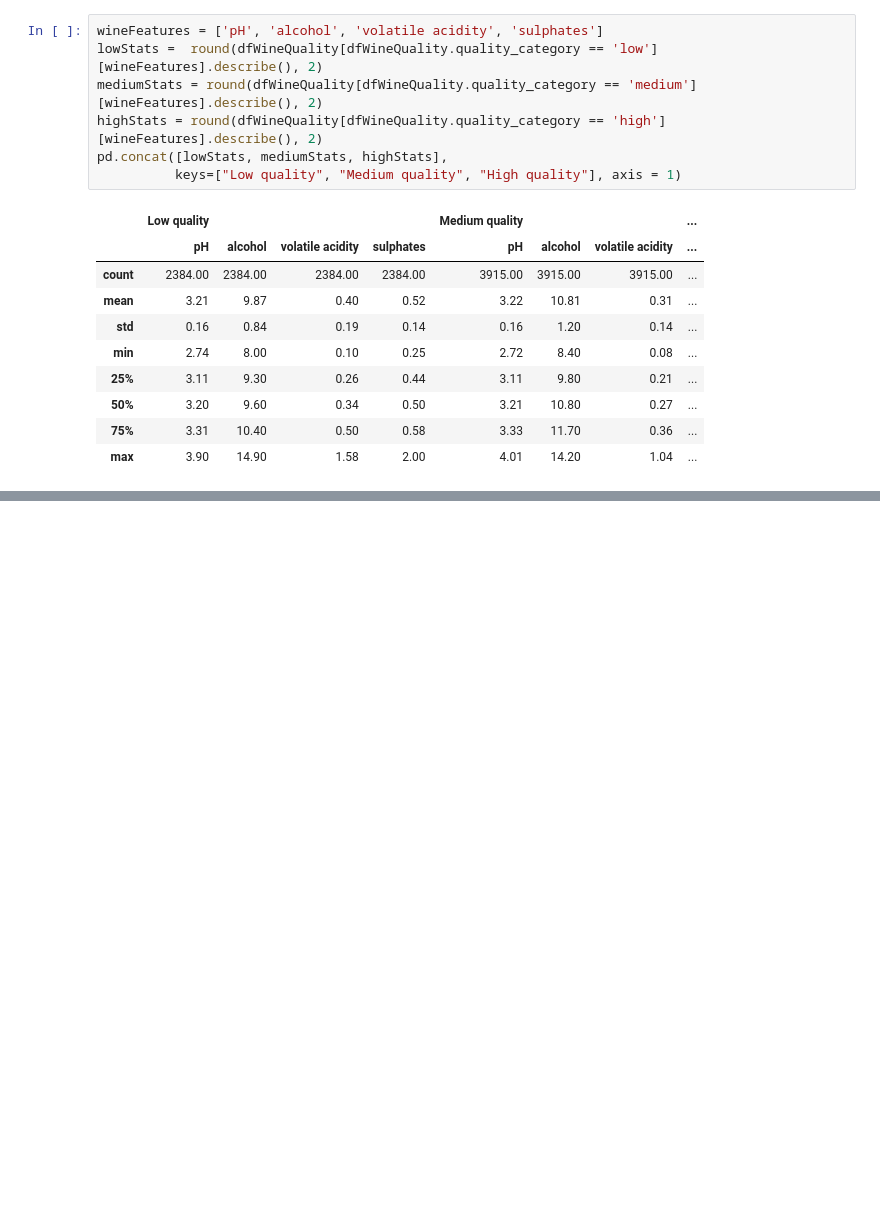
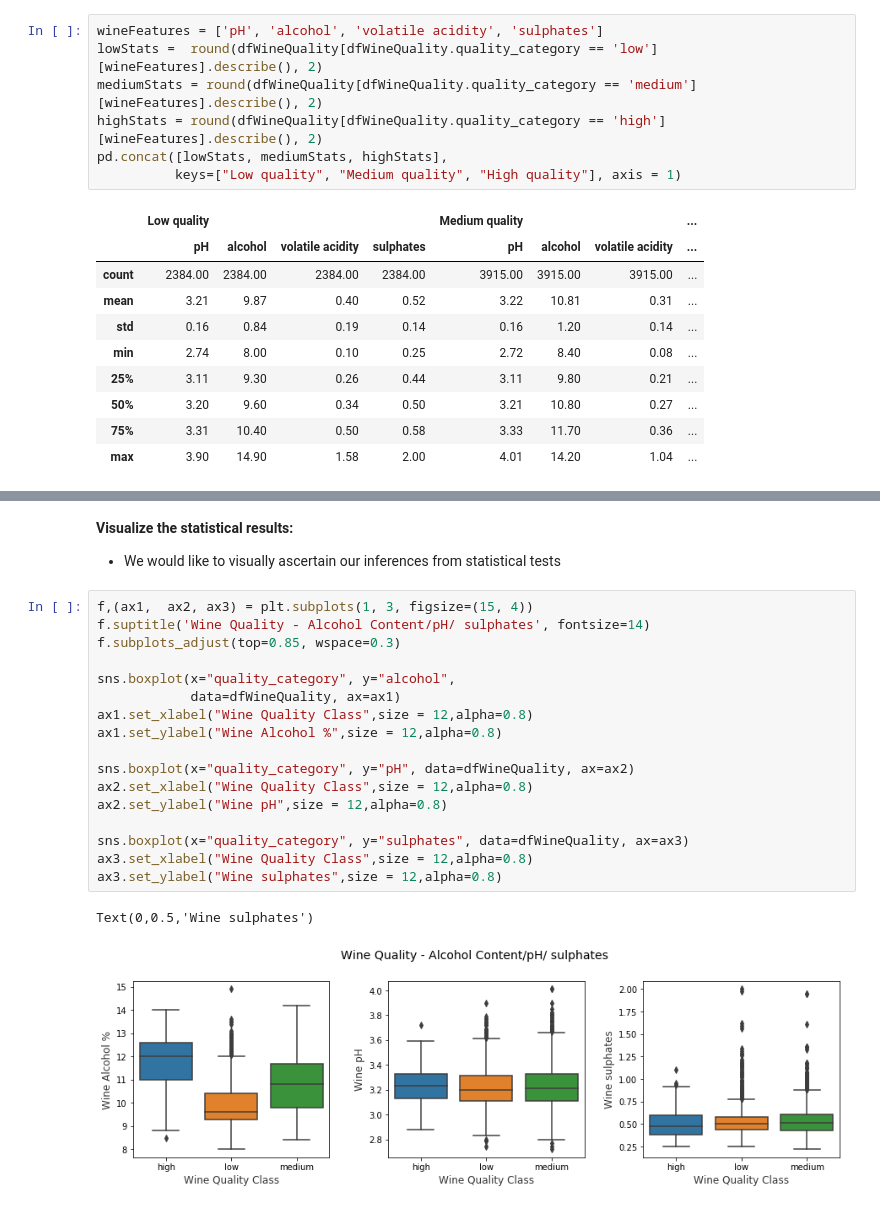
Before and after one commit to DataSorcerer/Statistical-and-Predictive-Modelling-Wine-Quality, a Jupyter notebook: Wine_Quality_Analysis.ipynb, the cells around one changed output, grey strips where cells are left out. Saved outputs shown, nothing was run; the diff lists cells and outputs as text; blank space fills up the shorter version.

```diff
--- a/Wine_Quality_Analysis.ipynb
+++ b/Wine_Quality_Analysis.ipynb
@@ -128,0 +191,23 @@ pd.concat([lowStats, mediumStats, highStats],
+# %% [markdown]
+**Visualize the statistical results:**
+ - We would like to visually ascertain our inferences from statistical tests
+# %%
+f,(ax1,  ax2, ax3) = plt.subplots(1, 3, figsize=(15, 4))
+f.suptitle('Wine Quality - Alcohol Content/pH/ sulphates', fontsize=14)
+f.subplots_adjust(top=0.85, wspace=0.3)
+
+sns.boxplot(x="quality_category", y="alcohol",
+            data=dfWineQuality, ax=ax1)
+ax1.set_xlabel("Wine Quality Class",size = 12,alpha=0.8)
+ax1.set_ylabel("Wine Alcohol %",size = 12,alpha=0.8)
+
+sns.boxplot(x="quality_category", y="pH", data=dfWineQuality, ax=ax2)
+ax2.set_xlabel("Wine Quality Class",size = 12,alpha=0.8)
+ax2.set_ylabel("Wine pH",size = 12,alpha=0.8)
+
+sns.boxplot(x="quality_category", y="sulphates", data=dfWineQuality, ax=ax3)
+ax3.set_xlabel("Wine Quality Class",size = 12,alpha=0.8)
+ax3.set_ylabel("Wine sulphates",size = 12,alpha=0.8)
+# %% [output]
+Text(0,0.5,'Wine sulphates')
+[figure, added]
```
Also changed, not shown: parts of 23 cells of this notebook.
